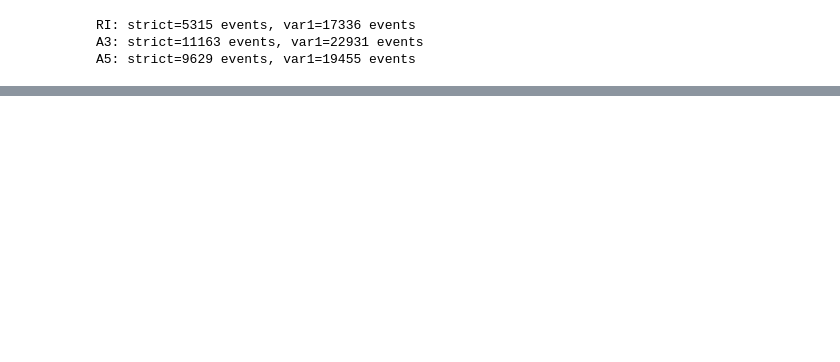
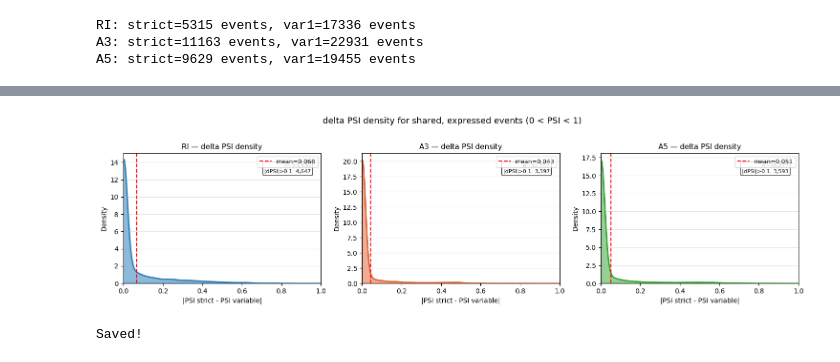
Before and after one commit to griceyrt/Internship, a Jupyter notebook: analysis/notebooks/03_psi_comparison.ipynb, the cells around one changed output, grey strips where cells are left out. Saved outputs shown, nothing was run; the diff lists cells and outputs as text; code cells hidden in the pictures; blank space fills up the shorter version.

```diff
--- a/analysis/notebooks/03_psi_comparison.ipynb
+++ b/analysis/notebooks/03_psi_comparison.ipynb
@@ -108,19 +126,14 @@ EVENT_TYPES = ["RI", "A3", "A5"]
 # %%
-# -- Load PSI files for all event types --
-# The variable file has a duplicate header row and some coordinate-based IDs mixed in. The load_psi() function handles both of those issues.
 def load_psi(path):
-    """Load a SUPPA PSI file, handling duplicate headers from variable mode."""
     df = pd.read_csv(path, sep="\t", index_col=0)
-    # Drop any rows where the index looks like a header (e.g. 'KM1')
-    df = df[~df.index.str.startswith("KM")]
+    df = df[~df.index.astype(str).str.startswith("KM")]   # drop repeated headers
     df = df.apply(pd.to_numeric, errors="coerce")
     return df
 
-
 psi = {}
 for event in EVENT_TYPES:
-    psi[("strict", event)]   = load_psi(f"{BASE}/output_strict/psi/{event}.psi")
-    psi[("var1",   event)]   = load_psi(f"{BASE}/output_variable_1nt/psi/{event}.psi")
+    psi[("strict", event)] = load_psi(f"{BASE}/output_strict/psi/{event}.psi")
+    psi[("var1",   event)] = load_psi(f"{BASE}/output_variable_1nt/psi/{event}.psi")
     print(f"{event}: strict={len(psi[('strict', event)])} events, "
           f"var1={len(psi[('var1', event)])} events")
 # %% [output]
@@ -408,0 +191,43 @@ Test ID in var1 index:   True
+# %%
+fig, axes = plt.subplots(1, 3, figsize=(15, 4))
+colors = ["#1f77b4", "#e05c2c", "#2ca02c"]   # solid blue, orange, green
+
+for i, event in enumerate(EVENT_TYPES):
+    strict_shared = dpsi_data[event]["strict"]
+    dpsi          = dpsi_data[event]["dpsi"]
+
+    strict_flat = strict_shared.values.flatten()
+    dpsi_flat   = dpsi.values.flatten()
+
+    keep = (strict_flat > 0) & (strict_flat < 1) & (~np.isnan(dpsi_flat))
+    dpsi_kept = dpsi_flat[keep]
+
+    ax = axes[i]
+    sns.kdeplot(dpsi_kept, ax=ax, fill=True, color=colors[i],
+                alpha=0.5, linewidth=2)
+    ax.set_title(f"{event} — delta PSI density", fontsize=11)
+    ax.set_xlabel("|PSI strict - PSI variable|")
+    ax.set_ylabel("Density")
+    ax.set_xlim(0, 1)
+    ax.grid(axis="y", alpha=0.3)
+
+    median_val = np.median(dpsi_kept)
+    mean_val   = np.mean(dpsi_kept)
+    ax.axvline(mean_val, color="red", linestyle="--", linewidth=1.5,
+               label=f"mean={mean_val:.3f}")
+    ax.legend(fontsize=9)
+
+    n_above_01 = (dpsi_kept > 0.1).sum()
+    ax.text(0.95, 0.85, f"n={len(dpsi_kept):,}\n|dPSI|>0.1: {n_above_01:,}",
+            transform=ax.transAxes, ha="right", fontsize=8,
+            bbox=dict(boxstyle="round", facecolor="white", alpha=0.8))
+
+plt.suptitle("delta PSI density for shared, expressed events (0 < PSI < 1)",
+             fontsize=13, y=1.02)
+plt.tight_layout()
+plt.savefig("../../figures/plots/density_dpsi.png", dpi=150, bbox_inches="tight")
+plt.show()
+print("Saved!")
+# %% [output]
+[figure, added]
+Saved!
```
Also changed, not shown: parts of 27 cells of this notebook, 1 other file.
